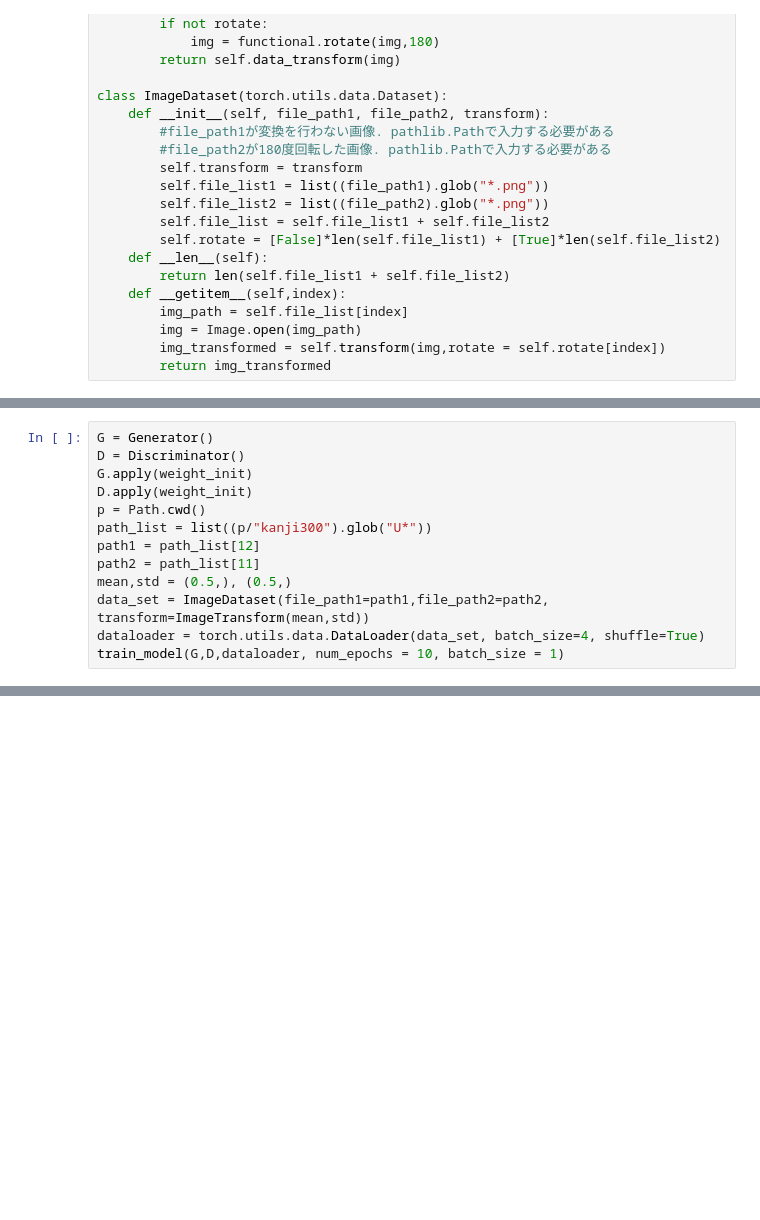
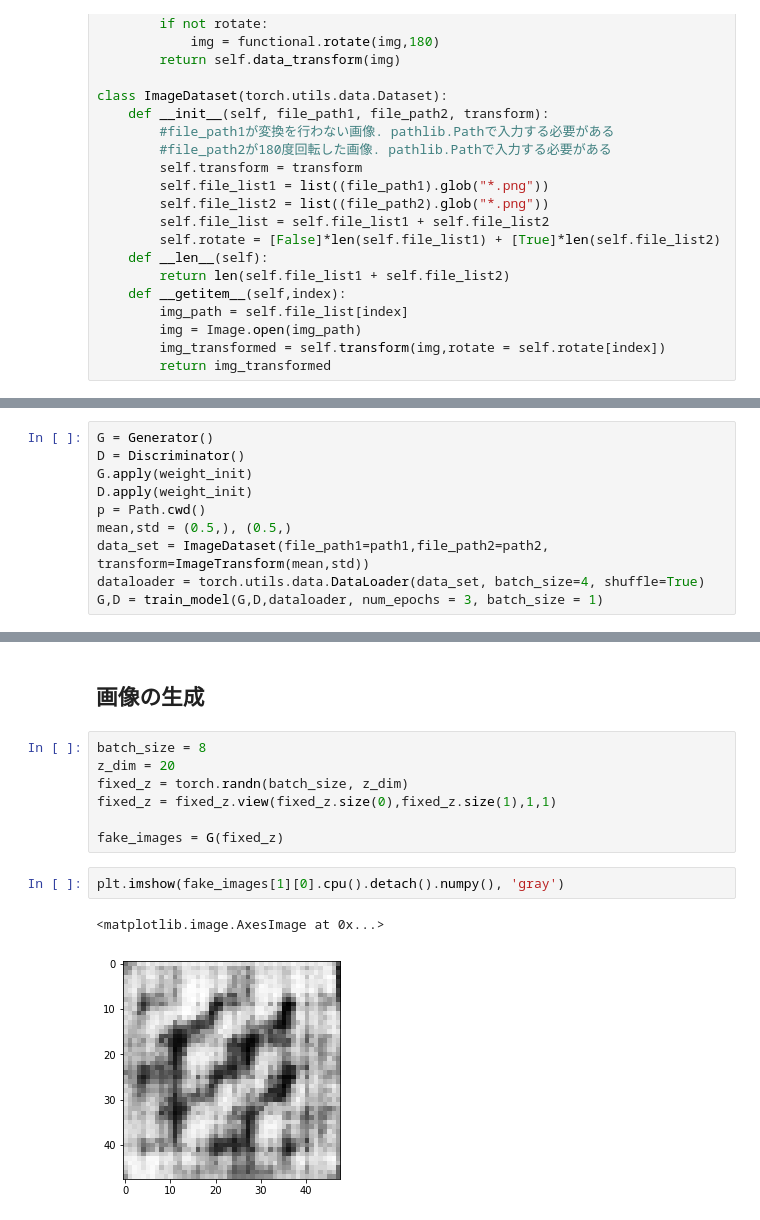
Before and after one commit to tig0826/ambigram_GAN, a Jupyter notebook: ambigram.ipynb, the cells around one changed output, grey strips where cells are left out. Saved outputs shown, nothing was run; the diff lists cells and outputs as text; blank space fills up the shorter version.

```diff
--- a/ambigram.ipynb
+++ b/ambigram.ipynb
@@ -239,12 +272,9 @@ D = Discriminator()
 G.apply(weight_init)
 D.apply(weight_init)
 p = Path.cwd()
-path_list = list((p/"kanji300").glob("U*"))
-path1 = path_list[12]
-path2 = path_list[11]
 mean,std = (0.5,), (0.5,)
 data_set = ImageDataset(file_path1=path1,file_path2=path2, transform=ImageTransform(mean,std))
 dataloader = torch.utils.data.DataLoader(data_set, batch_size=4, shuffle=True)
-train_model(G,D,dataloader, num_epochs = 10, batch_size = 1)
+G,D = train_model(G,D,dataloader, num_epochs = 3, batch_size = 1)
 # %% [output]
 使用デバイス ： cpu
@@ -255,0 +302,14 @@ TypeError: 'module' object is not callable
+# %% [markdown]
+## 画像の生成
+# %%
+batch_size = 8
+z_dim = 20
+fixed_z = torch.randn(batch_size, z_dim)
+fixed_z = fixed_z.view(fixed_z.size(0),fixed_z.size(1),1,1)
+
+fake_images = G(fixed_z)
+# %%
+plt.imshow(fake_images[1][0].cpu().detach().numpy(), 'gray')
+# %% [output]
+<matplotlib.image.AxesImage at 0x...>
+[figure, added]
```
Also changed, not shown: parts of 7 cells of this notebook.
